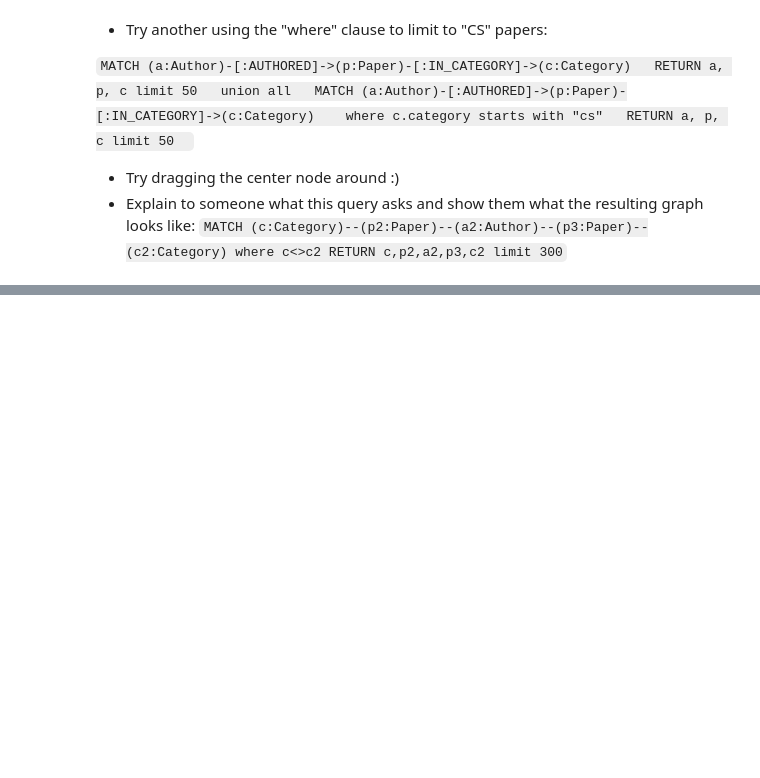
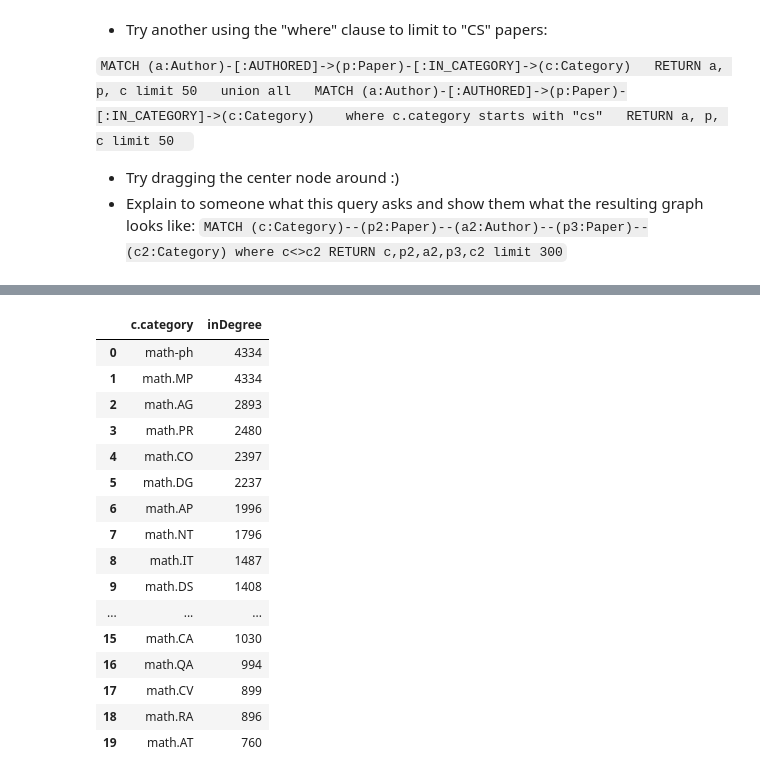
Before and after one commit to CountFinessian/Antonio, a Jupyter notebook: notebooks/neo4j_lab.ipynb, the cells around one changed output, grey strips where cells are left out. Drawn from its saved outputs; the diff is of its cells as text; code cells hidden in the pictures; blank space fills up the shorter version.

```diff
--- a/notebooks/neo4j_lab.ipynb
+++ b/notebooks/neo4j_lab.ipynb
@@ -328,0 +347,33 @@ plt.gca().spines[['top', 'right',]].set_visible(False)
+# %%
+# Can you show the indegree of just computer science type category papers?
+
+query_string = '''
+MATCH (c:Category)
+WHERE c.category CONTAINS "math"
+RETURN c.category, apoc.node.degree(c, "<IN_CATEGORY") AS inDegree
+ORDER BY inDegree DESC LIMIT 20
+'''
+
+top_cat_df = pd.DataFrame([dict(_) for _ in conn.query(query_string)])
+top_cat_df.head(20)
+
+# Straight up, there aren't any computer science type category papers.
+# I chose math as the indegree category to make my query with.
+# %% [output]
+|  | c.category | inDegree |
+| 0 | math-ph | 4334 |
+| 1 | math.MP | 4334 |
+| 2 | math.AG | 2893 |
+| 3 | math.PR | 2480 |
+| 4 | math.CO | 2397 |
+| 5 | math.DG | 2237 |
+| 6 | math.AP | 1996 |
+| 7 | math.NT | 1796 |
+| 8 | math.IT | 1487 |
+| 9 | math.DS | 1408 |
+| ... | ... | ... |
+| 15 | math.CA | 1030 |
+| 16 | math.QA | 994 |
+| 17 | math.CV | 899 |
+| 18 | math.RA | 896 |
+| 19 | math.AT | 760 |
```
Also changed, not shown: parts of 10 cells of this notebook.
